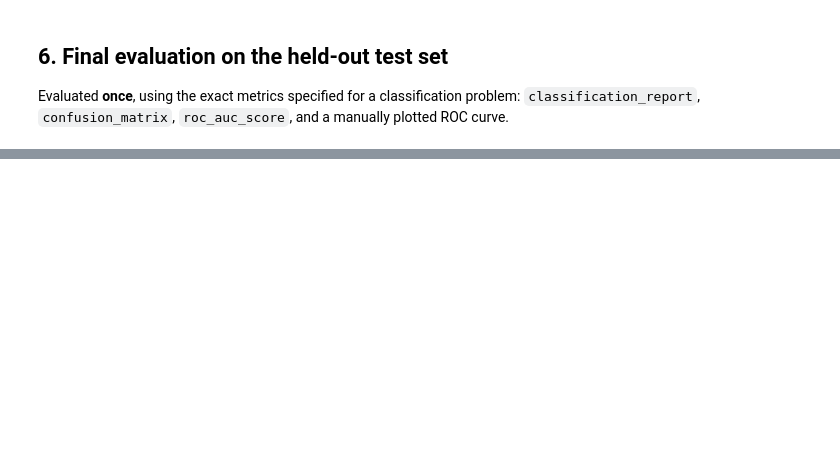
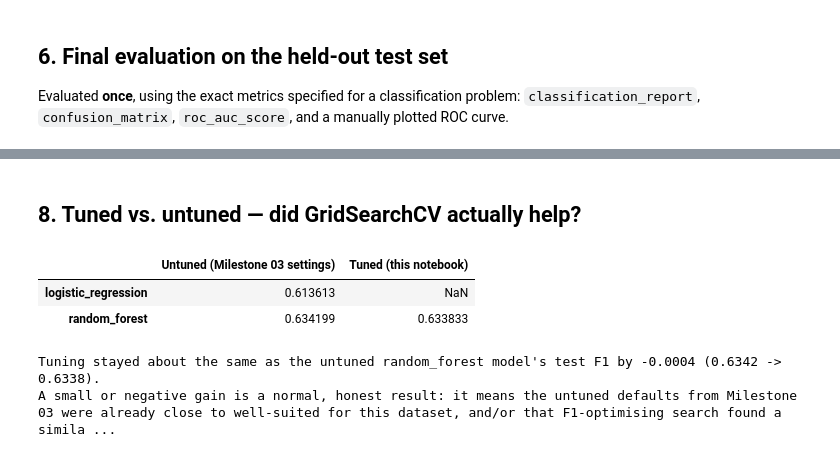
Before and after one commit to naikmayanka04/Customer-Churn-Evaluation-and-Tuning, a Jupyter notebook: 04_evaluation_tuning.ipynb, the cells around one changed output, grey strips where cells are left out. Drawn from its saved outputs; the diff is of its cells as text; code cells hidden in the pictures; blank space fills up the shorter version.

Commit message:
notebook final execution

```diff
--- a/04_evaluation_tuning.ipynb
+++ b/04_evaluation_tuning.ipynb
@@ -157,0 +234,36 @@ print(f"ROC-AUC: {auc:.4f}")
+# %% [markdown]
+## 8. Tuned vs. untuned — did GridSearchCV actually help?
+# %%
+untuned_test_f1 = {}
+for name, pipeline in candidates.items():
+    pipeline.fit(X_train, y_train)
+    pred = pipeline.predict(X_test)
+    from sklearn.metrics import f1_score
+    untuned_test_f1[name] = f1_score(y_test, pred)
+
+tuned_test_f1 = f1_score(y_test, y_pred)
+
+comparison = pd.DataFrame({
+    "Untuned (Milestone 03 settings)": pd.Series(untuned_test_f1),
+})
+comparison.loc[best_name, "Tuned (this notebook)"] = tuned_test_f1
+comparison
+# %% [output]
+|  | Untuned (Milestone 03 settings) | Tuned (this notebook) |
+| logistic_regression | 0.613613 | NaN |
+| random_forest | 0.634199 | 0.633833 |
+# %%
+gain = tuned_test_f1 - untuned_test_f1[best_name]
+direction = "improved" if gain > 0 else ("stayed about the same as" if abs(gain) < 0.005 else "slightly decreased vs.")
+print(
+    f"Tuning {direction} the untuned {best_name} model's test F1 by {gain:+.4f} "
+    f"({untuned_test_f1[best_name]:.4f} -> {tuned_test_f1:.4f})."
+)
+print(
+    "A small or negative gain is a normal, honest result: it means the untuned defaults from Milestone 03 were "
+    "already close to well-suited for this dataset, and/or that F1-optimising search found a similar optimum. "
+    "GridSearchCV searching and confirming this is itself useful evidence, not a wasted step."
+)
+# %% [output]
+Tuning stayed about the same as the untuned random_forest model's test F1 by -0.0004 (0.6342 -> 0.6338).
+A small or negative gain is a normal, honest result: it means the untuned defaults from Milestone 03 were already close to well-suited for this dataset, and/or that F1-optimising search found a simila ...
```
Also changed, not shown: parts of 9 cells of this notebook.
